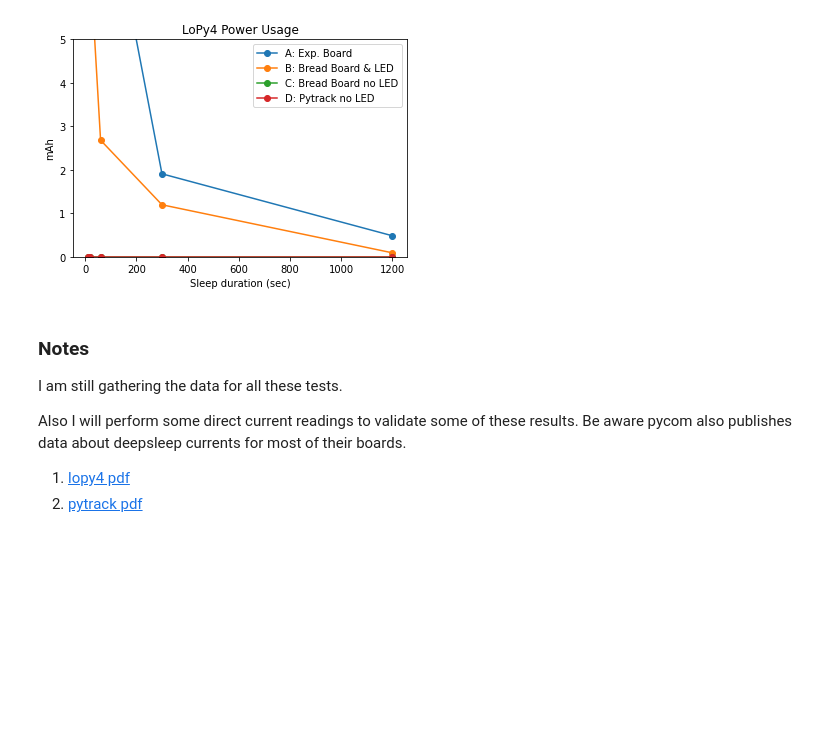
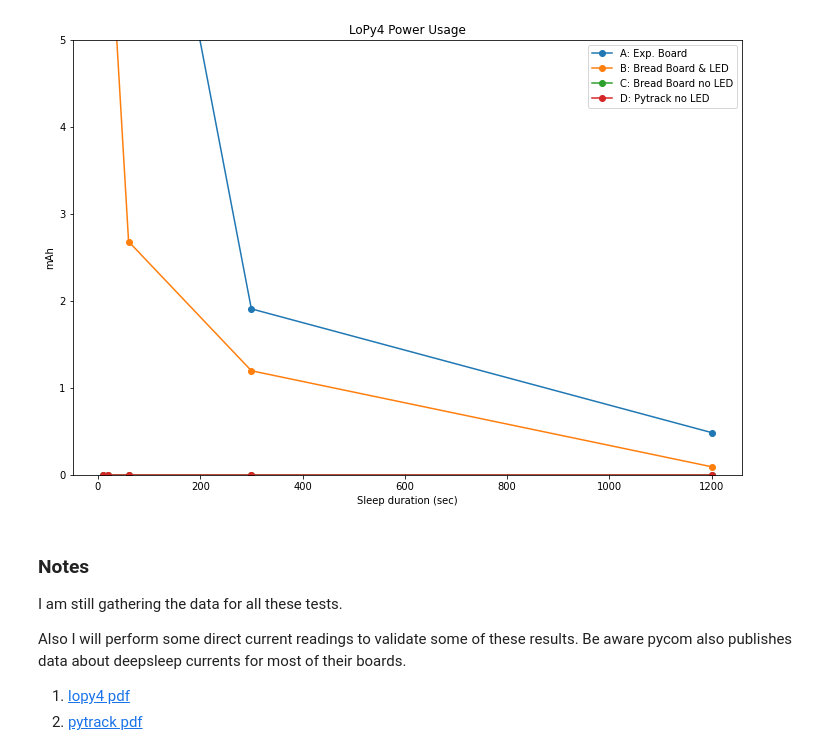
Before and after one commit to somervda/lopybase, a Jupyter notebook: lopy4 battery usage.ipynb, the cells around one changed output. Drawn from its saved outputs; the diff is of its cells as text; code cells hidden in the pictures; blank space fills up the shorter version.

Commit message:
resize chart

```diff
--- a/lopy4 battery usage.ipynb
+++ b/lopy4 battery usage.ipynb
@@ -36,20 +36,20 @@ power_data = {
 }
 # %%
 import matplotlib.pyplot as plt
-fig, ax = plt.subplots()
+fig, ax = plt.subplots(figsize = (12, 8))
 line1, = ax.plot(power_data["X"], power_data["A"], label='A: Exp. Board',marker='o')
 line2, = ax.plot(power_data["X"], power_data["B"], label='B: Bread Board & LED',marker='o')
 line3, = ax.plot(power_data["X"], power_data["C"], label='C: Bread Board no LED',marker='o')
 line4, = ax.plot(power_data["X"], power_data["D"], label='D: Pytrack no LED',marker='o')
 ax.set_ylabel('mAh')
 ax.set_xlabel('Sleep duration (sec)')
 ax.set_title('LoPy4 Power Usage')
 ax.legend()
 plt.ylim(top=5)
 plt.ylim(bottom=0)
 plt.show()
 # %% [output]
-[figure, old version]
+[figure, new version]
 # %% [markdown]
 ### Notes
 
```
